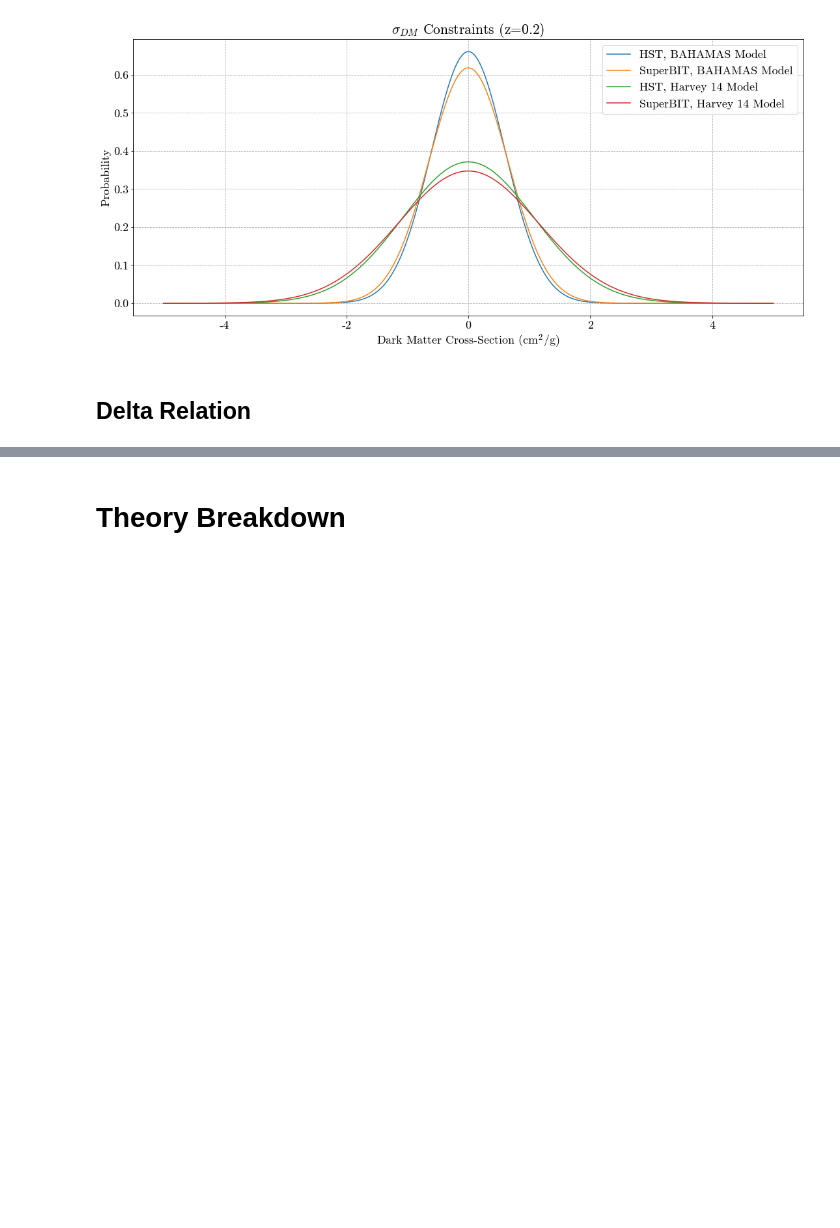
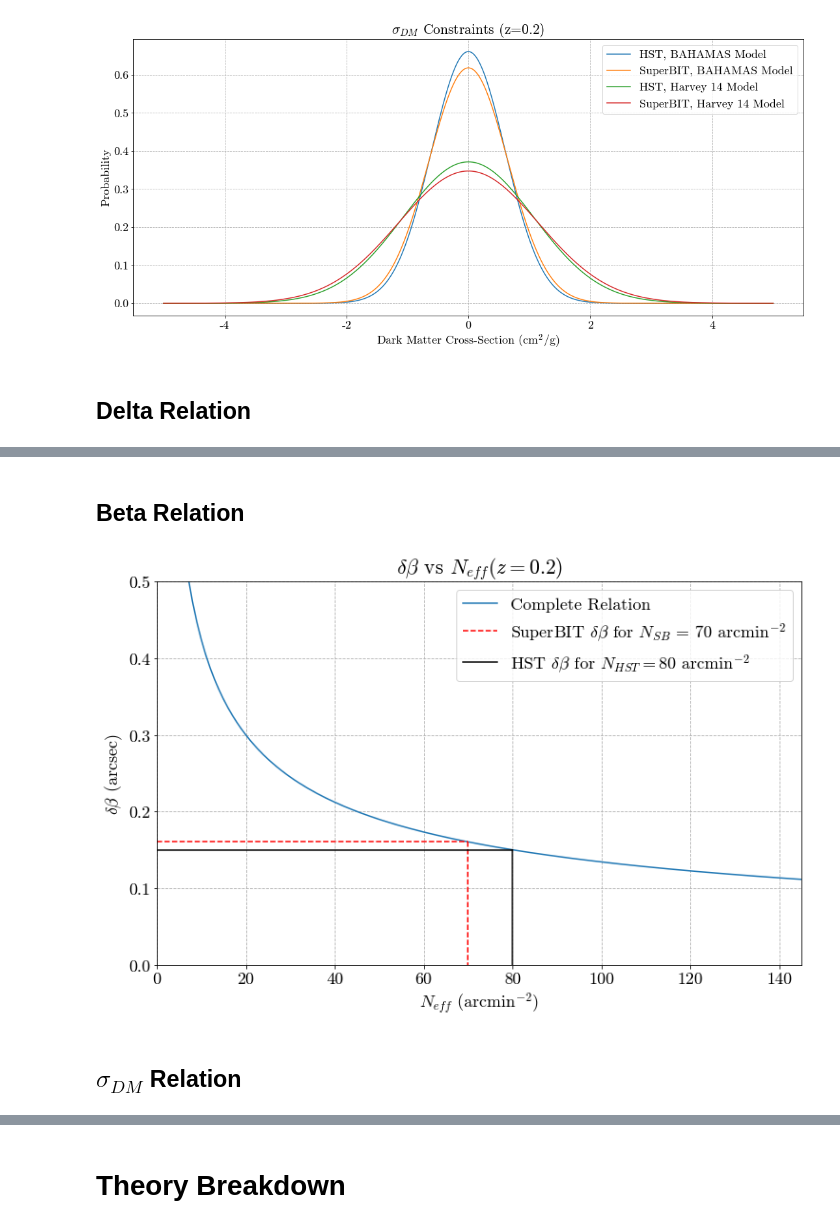
Before and after one commit to veome22/superbit_neff, a Jupyter notebook: sidm_uncertainty.ipynb, the cells around one changed output, grey strips where cells are left out. Cells and saved outputs as stored; diff of their text form; code cells hidden in the pictures; blank space fills up the shorter version.

```diff
--- a/sidm_uncertainty.ipynb
+++ b/sidm_uncertainty.ipynb
@@ -173,0 +201,42 @@ for i in range(len(n_sb)):
+# %% [markdown]
+## Beta Relation
+# %%
+n_hst = 80 #arcmin^-2
+n_sb_all = np.arange(1, 200, 1)
+delta_i = 0.06
+delta_hst = 0.14 #for N = 80 arcmin^-2
+
+d_beta_hst = 0.15
+d_beta_sb_all = np.zeros(len(n_sb_all))
+
+# beta uncertainty vs Neff
+for i in range(len(n_sb_all)):
+    d_beta_sb_all[i] = beta_uncertainty(d_beta_hst, delta_i, delta_hst, n_hst, n_sb_all[i])
+
+# beta uncertainty for N_sb = 70
+d_beta_sb_70 = beta_uncertainty(d_beta_hst, delta_i, delta_hst, n_hst, 70)
+# %%
+# Plot
+plt.figure(figsize=(10,6))
+plt.grid(linestyle='--')
+plt.tight_layout(pad=0)
+
+plt.plot(n_sb_all, d_beta_sb_all, label="Complete Relation")
+
+plt.plot([0, 70], [d_beta_sb_70, d_beta_sb_70], 'r--', label='SuperBIT $\delta \\beta$ for $N_{SB}$ = 70 arcmin$^{-2}$')
+plt.plot([70, 70], [d_beta_sb_70, 0], 'r--')
+
+plt.plot([0, 80], [d_beta_hst, d_beta_hst], 'k-', label='HST $\delta \\beta$ for $N_{HST} = 80$ arcmin$^{-2}$')
+plt.plot([80, 80], [d_beta_hst, 0], 'k-')
+
+plt.title("$\delta \\beta$ vs $N_{eff} (z=0.2)$")
+plt.xlabel("$N_{eff}$ (arcmin$^{-2}$)")
+plt.ylabel("$\delta \\beta$ (arcsec)")
+plt.legend()
+plt.xlim(0, 145)
+plt.ylim(0, 0.5)
+plt.show()
+# %% [output]
+[figure, added]
+# %% [markdown]
+## $\sigma_{DM}$ Relation
```
Also changed, not shown: parts of 11 cells of this notebook.
